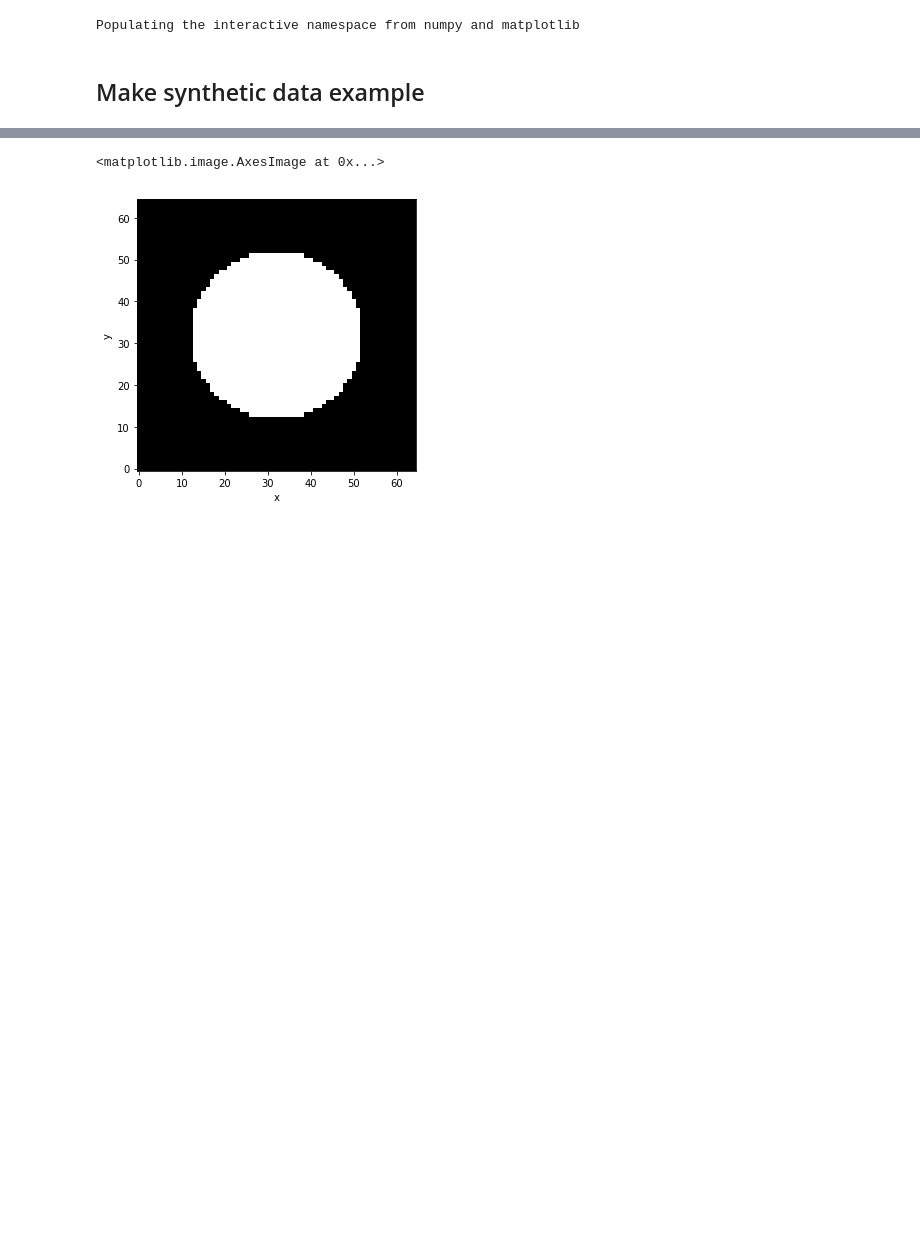
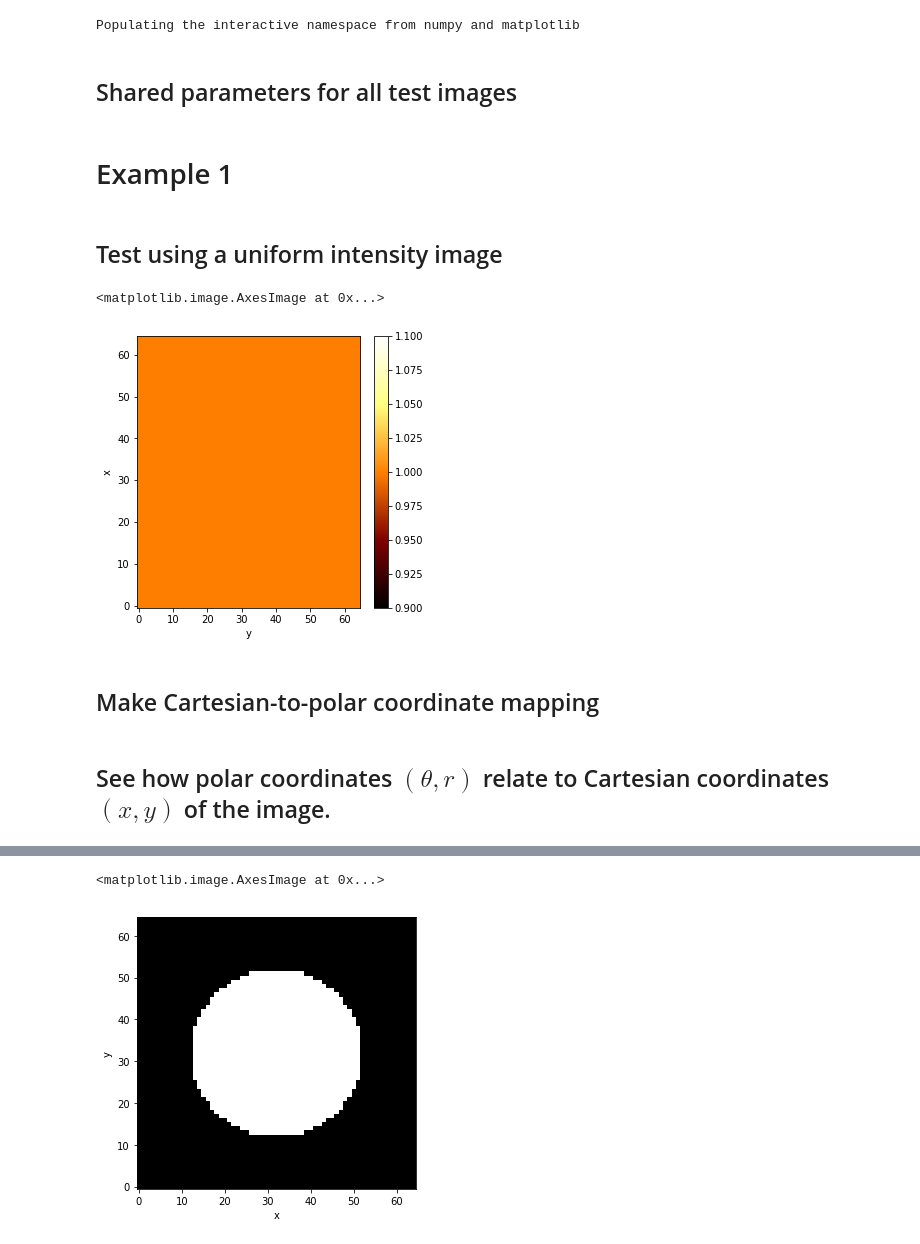
Before and after one commit to drkutuzov/image-to-polar, a Jupyter notebook: tutorial.ipynb, the cells around one changed output, grey strips where cells are left out. Cells and saved outputs as stored; diff of their text form; code cells hidden in the pictures; blank space fills up the shorter version.

Commit message:
refactor image-to-polar

```diff
--- a/tutorial.ipynb
+++ b/tutorial.ipynb
@@ -5,5 +6,5 @@ import transformation as trf
 Populating the interactive namespace from numpy and matplotlib
 # %%
 imshow_kwg = {'size': 5, 'aspect': 1, 'cmap': 'afmhot', 'add_colorbar': 0}
-# %% [markdown]
-## Make synthetic data example
+# %% [markdown]
+## Shared parameters for all test images
@@ -9,0 +14,12 @@ imshow_kwg = {'size': 5, 'aspect': 1, 'cmap': 'afmhot', 'add_colorbar': 0}
+# %% [markdown]
+# Example 1
+# %% [markdown]
+## Test using a uniform intensity image
+# %%
+test_image1 = xr.DataArray(np.ones((ny, nx)), coords=[('x', range(nx)), ('y', range(ny))])
+test_image1.plot.imshow(**{**imshow_kwg, 'add_colorbar': True})
+# %% [output]
+<matplotlib.image.AxesImage at 0x...>
+[figure, added]
+# %% [markdown]
+## Make Cartesian-to-polar coordinate mapping
@@ -9,0 +28,2 @@ imshow_kwg = {'size': 5, 'aspect': 1, 'cmap': 'afmhot', 'add_colorbar': 0}
+# %% [markdown]
+## See how polar coordinates $(\theta, r)$ relate to Cartesian coordinates $(x, y)$ of the image.
```
Also changed, not shown: parts of 19 cells of this notebook, 1 other file.
